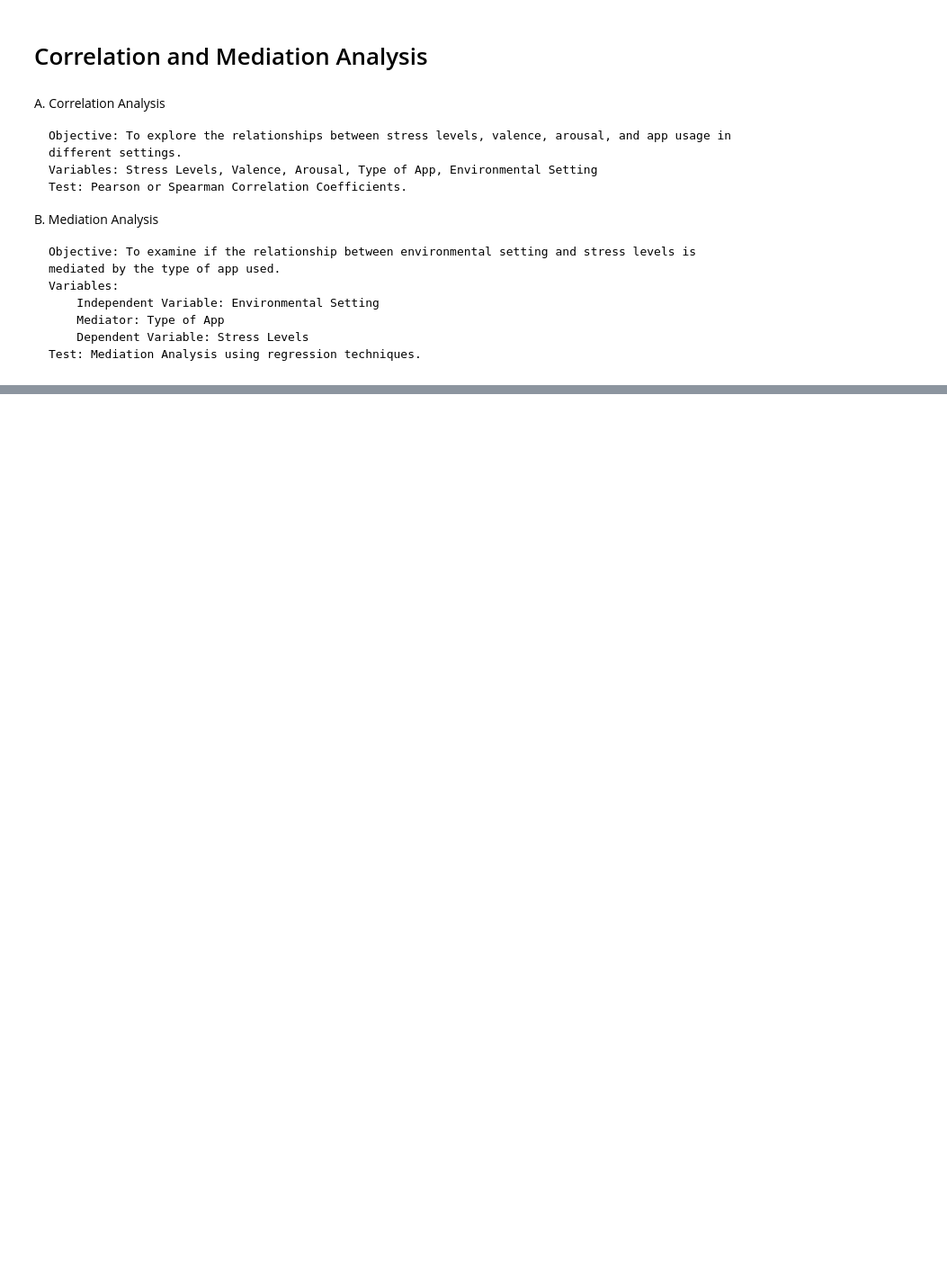
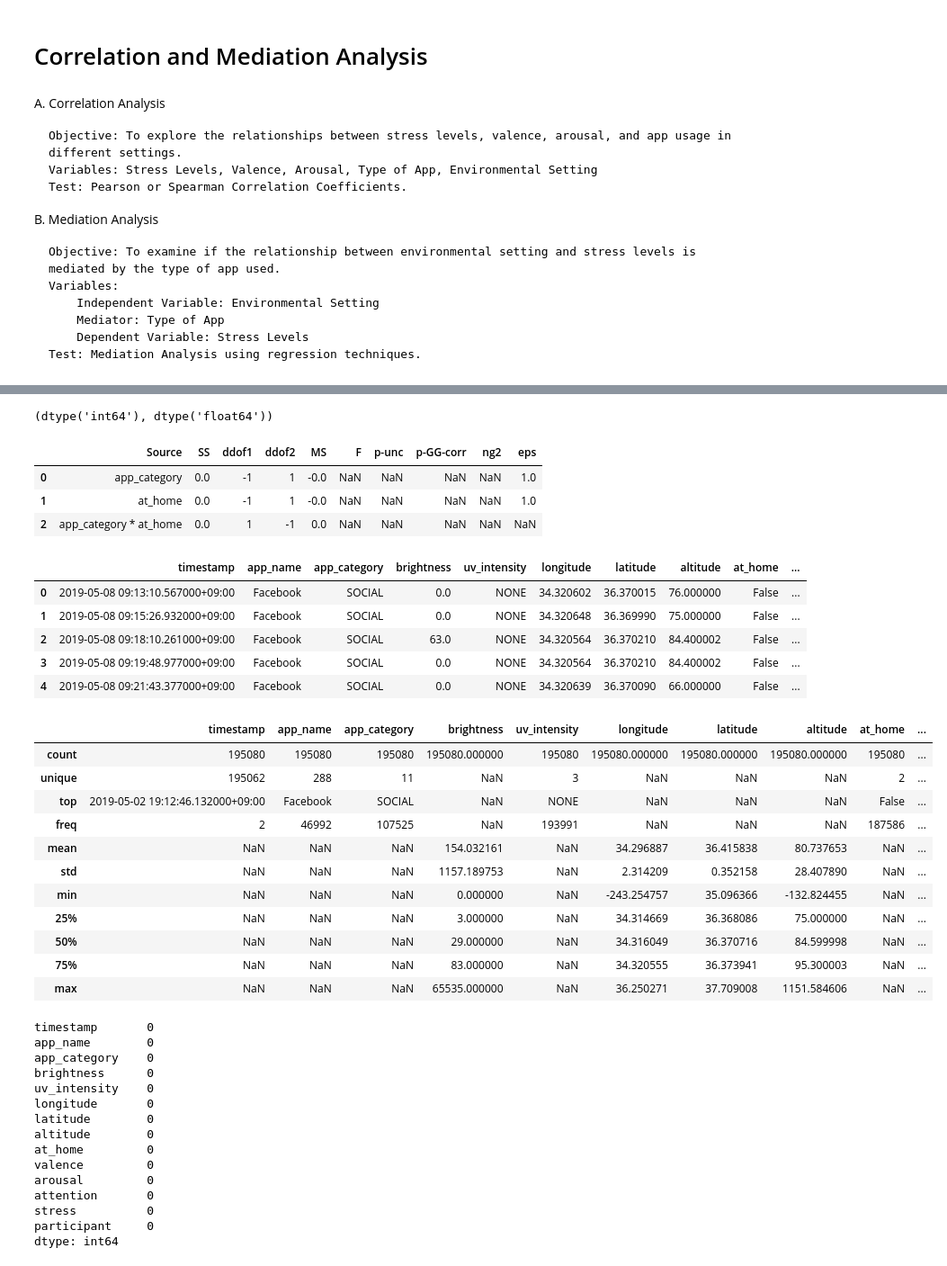
Before and after one commit to mauro-vb/quantitative-methods-analysis-project, a Jupyter notebook: Statistical Analysis.ipynb, the cells around one changed output, grey strips where cells are left out. Shown: that part at 90% size. Drawn from its saved outputs; the diff is of its cells as text; code cells hidden in the pictures; blank space fills up the shorter version.

```diff
--- a/Statistical Analysis.ipynb
+++ b/Statistical Analysis.ipynb
@@ -17,7 +18,7 @@ for csv_file in os.listdir(data_dir):
         tmp = pd.read_csv(os.path.join(data_dir,csv_file))
         tmp["participant"] = pn
         P[pn] = tmp
-df = pd.concat(P.values(), axis = 0)# all data
+df = pd.concat(P.values(), axis = 0).dropna()# all data
 # %%
 P[1].sample()
 # %% [output]
@@ -146,0 +215,56 @@ B. Mediation Analysis
+# %%
+cats = df["app_category"].unique()
+cat_to_num = {cats[i]:i for i in range(len(cats))}
+app_category_num = df["app_category"].apply(lambda x: cat_to_num[x])
+at_home_int = df["at_home"].astype(int)
+X = np.column_stack((app_category_num, at_home_int))
+y = np.array(df[["attention", "stress","arousal","valence"]])
+
+X.dtype, y.dtype
+# %% [output]
+(dtype('int64'), dtype('float64'))
+# %%
+pg.rm_anova(data=df, dv="attention",within=["app_category", "at_home"],subject="participant")
+# %% [output]
+|  | Source | SS | ddof1 | ddof2 | MS | F | p-unc | p-GG-corr | ng2 | eps |
+| 0 | app_category | 0.0 | -1 | 1 | -0.0 | NaN | NaN | NaN | NaN | 1.0 |
+| 1 | at_home | 0.0 | -1 | 1 | -0.0 | NaN | NaN | NaN | NaN | 1.0 |
+| 2 | app_category * at_home | 0.0 | 1 | -1 | 0.0 | NaN | NaN | NaN | NaN | NaN |
+# %%
+display(df.head())
+display(df.describe(include='all'))
+display(df.isnull().sum())
+# %% [output]
+|  | timestamp | app_name | app_category | brightness | uv_intensity | longitude | latitude | altitude | at_home | ... |
+| 0 | 2019-05-08 09:13:10.567000+09:00 | Facebook | SOCIAL | 0.0 | NONE | 34.320602 | 36.370015 | 76.000000 | False | ... |
+| 1 | 2019-05-08 09:15:26.932000+09:00 | Facebook | SOCIAL | 0.0 | NONE | 34.320648 | 36.369990 | 75.000000 | False | ... |
+| 2 | 2019-05-08 09:18:10.261000+09:00 | Facebook | SOCIAL | 63.0 | NONE | 34.320564 | 36.370210 | 84.400002 | False | ... |
+| 3 | 2019-05-08 09:19:48.977000+09:00 | Facebook | SOCIAL | 0.0 | NONE | 34.320564 | 36.370210 | 84.400002 | False | ... |
+| 4 | 2019-05-08 09:21:43.377000+09:00 | Facebook | SOCIAL | 0.0 | NONE | 34.320639 | 36.370090 | 66.000000 | False | ... |
+|  | timestamp | app_name | app_category | brightness | uv_intensity | longitude | latitude | altitude | at_home | ... |
+| count | 195080 | 195080 | 195080 | 195080.000000 | 195080 | 195080.000000 | 195080.000000 | 195080.000000 | 195080 | ... |
+| unique | 195062 | 288 | 11 | NaN | 3 | NaN | NaN | NaN | 2 | ... |
+| top | 2019-05-02 19:12:46.132000+09:00 | Facebook | SOCIAL | NaN | NONE | NaN | NaN | NaN | False | ... |
+| freq | 2 | 46992 | 107525 | NaN | 193991 | NaN | NaN | NaN | 187586 | ... |
+| mean | NaN | NaN | NaN | 154.032161 | NaN | 34.296887 | 36.415838 | 80.737653 | NaN | ... |
+| std | NaN | NaN | NaN | 1157.189753 | NaN | 2.314209 | 0.352158 | 28.407890 | NaN | ... |
+| min | NaN | NaN | NaN | 0.000000 | NaN | -243.254757 | 35.096366 | -132.824455 | NaN | ... |
+| 25% | NaN | NaN | NaN | 3.000000 | NaN | 34.314669 | 36.368086 | 75.000000 | NaN | ... |
+| 50% | NaN | NaN | NaN | 29.000000 | NaN | 34.316049 | 36.370716 | 84.599998 | NaN | ... |
+| 75% | NaN | NaN | NaN | 83.000000 | NaN | 34.320555 | 36.373941 | 95.300003 | NaN | ... |
+| max | NaN | NaN | NaN | 65535.000000 | NaN | 36.250271 | 37.709008 | 1151.584606 | NaN | ... |
+timestamp       0
+app_name        0
+app_category    0
+brightness      0
+uv_intensity    0
+longitude       0
+latitude        0
+altitude        0
+at_home         0
+valence         0
+arousal         0
+attention       0
+stress          0
+participant     0
+dtype: int64
```
Also changed, not shown: parts of 10 cells of this notebook.
